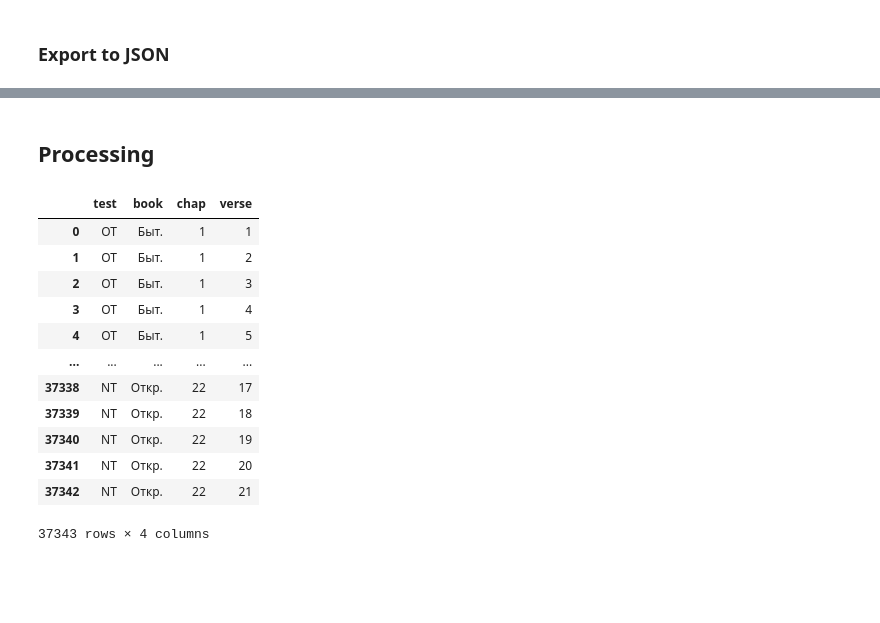
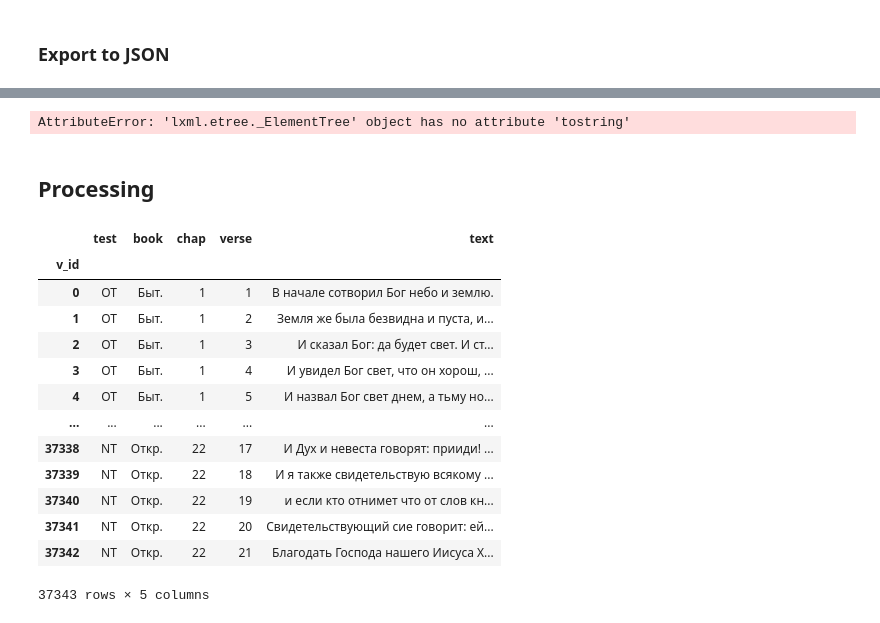
Before and after one commit to kollektivminds/russian-literary-bible, a Jupyter notebook: bible_processing.ipynb, the cells around one changed output, grey strips where cells are left out. Saved outputs shown, nothing was run; the diff lists cells and outputs as text; code cells hidden in the pictures; blank space fills up the shorter version.

```diff
--- a/bible_processing.ipynb
+++ b/bible_processing.ipynb
@@ -228,3 +276,7 @@ AttributeError: 'DataFrame' object has no attribute 'to_xml'
+# %%
+bibleTree.tostring()
+# %% [output]
+AttributeError: 'lxml.etree._ElementTree' object has no attribute 'tostring'
 # %% [markdown]
 ## Processing
 # %%
@@ -234,17 +287,18 @@ BibLibDf = pd.read_json(bibleJSON)[bibleOHCO]
 #synodalDf#.set_index(bibleOHCO)
-# %%
-BibLibDf
-# %% [output]
-|  | test | book | chap | verse |
-| 0 | OT | Быт. | 1 | 1 |
-| 1 | OT | Быт. | 1 | 2 |
-| 2 | OT | Быт. | 1 | 3 |
-| 3 | OT | Быт. | 1 | 4 |
-| 4 | OT | Быт. | 1 | 5 |
-| ... | ... | ... | ... | ... |
-| 37338 | NT | Откр. | 22 | 17 |
-| 37339 | NT | Откр. | 22 | 18 |
-| 37340 | NT | Откр. | 22 | 19 |
-| 37341 | NT | Откр. | 22 | 20 |
-| 37342 | NT | Откр. | 22 | 21 |
-37343 rows × 4 columns
+# %%
+BibDf
+# %% [output]
+|  | test | book | chap | verse | text |
+| v_id |  |  |  |  |  |
+| 0 | OT | Быт. | 1 | 1 | В начале сотворил Бог небо и землю. |
+| 1 | OT | Быт. | 1 | 2 | Земля же была безвидна и пуста, и... |
+| 2 | OT | Быт. | 1 | 3 | И сказал Бог: да будет свет. И ст... |
+| 3 | OT | Быт. | 1 | 4 | И увидел Бог свет, что он хорош, ... |
+| 4 | OT | Быт. | 1 | 5 | И назвал Бог свет днем, а тьму но... |
+| ... | ... | ... | ... | ... | ... |
+| 37338 | NT | Откр. | 22 | 17 | И Дух и невеста говорят: прииди! ... |
+| 37339 | NT | Откр. | 22 | 18 | И я также свидетельствую всякому ... |
+| 37340 | NT | Откр. | 22 | 19 | и если кто отнимет что от слов кн... |
+| 37341 | NT | Откр. | 22 | 20 | Свидетельствующий сие говорит: ей... |
+| 37342 | NT | Откр. | 22 | 21 | Благодать Господа нашего Иисуса Х... |
+37343 rows × 5 columns
```
Also changed, not shown: parts of 44 cells of this notebook.
